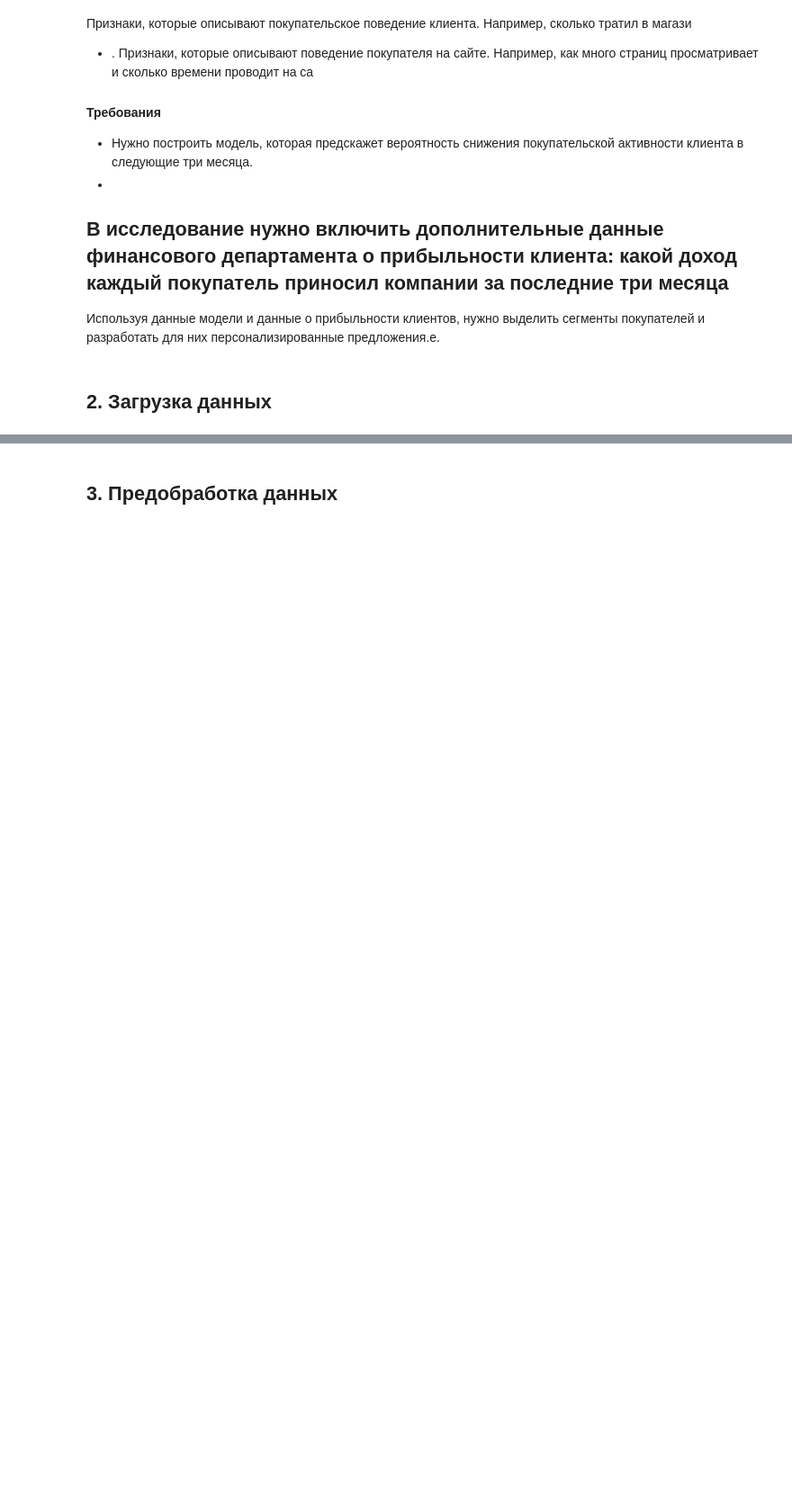
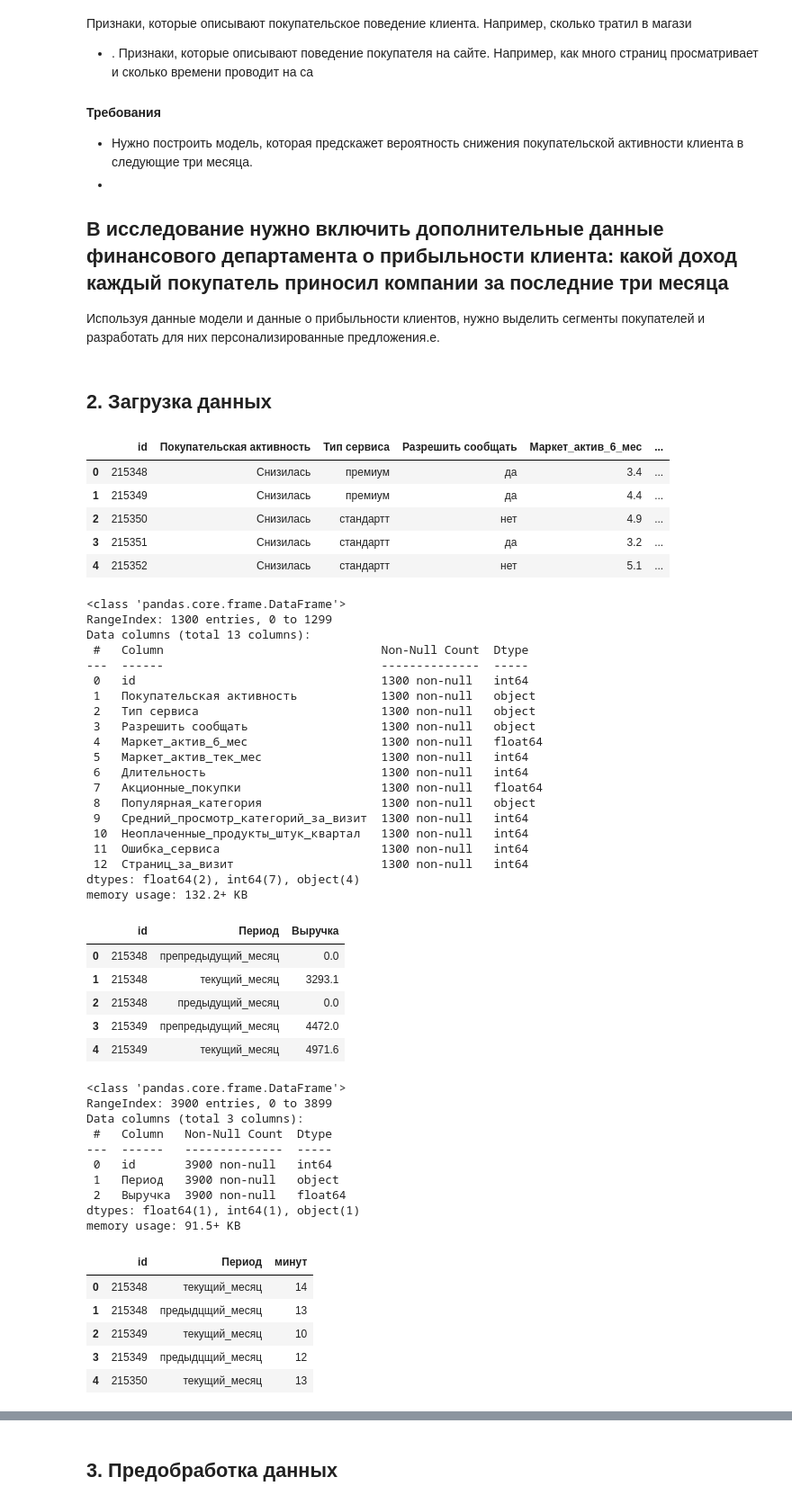
Before and after one commit to theotheo46/ds, a Jupyter notebook: vodinclick.ipynb, the cells around one changed output, grey strips where cells are left out. Shown at 90% size. Saved outputs shown, nothing was run; the diff lists cells and outputs as text; code cells hidden in the pictures; blank space fills up the shorter version.

```diff
--- a/vodinclick.ipynb
+++ b/vodinclick.ipynb
@@ -27,0 +52,65 @@
+# %%
+df_market = pd.read_csv('https://code.s3.yandex.net/datasets/market_file.csv')
+display(df_market.head(5))
+df_market.info()
+
+df_market_money = pd.read_csv('https://code.s3.yandex.net/datasets/market_money.csv')
+display(df_market_money.head(5))
+df_market_money.info()
+
+df_market_time = pd.read_csv('https://code.s3.yandex.net/datasets/market_time.csv')
+display(df_market_time.head(5))
+df_market_time.info()
+
+df_money = pd.read_csv('https://code.s3.yandex.net/datasets/money.csv', sep = ';', decimal=",")
+display(df_money.head(5))
+df_money.info()
+# %% [output]
+|  | id | Покупательская активность | Тип сервиса | Разрешить сообщать | Маркет_актив_6_мес | ... |
+| 0 | 215348 | Снизилась | премиум | да | 3.4 | ... |
+| 1 | 215349 | Снизилась | премиум | да | 4.4 | ... |
+| 2 | 215350 | Снизилась | стандартт | нет | 4.9 | ... |
+| 3 | 215351 | Снизилась | стандартт | да | 3.2 | ... |
+| 4 | 215352 | Снизилась | стандартт | нет | 5.1 | ... |
+<class 'pandas.core.frame.DataFrame'>
+RangeIndex: 1300 entries, 0 to 1299
+Data columns (total 13 columns):
+ #   Column                               Non-Null Count  Dtype
+---  ------                               --------------  -----
+ 0   id                                   1300 non-null   int64
+ 1   Покупательская активность            1300 non-null   object
+ 2   Тип сервиса                          1300 non-null   object
+ 3   Разрешить сообщать                   1300 non-null   object
+ 4   Маркет_актив_6_мес                   1300 non-null   float64
+ 5   Маркет_актив_тек_мес                 1300 non-null   int64
+ 6   Длительность                         1300 non-null   int64
+ 7   Акционные_покупки                    1300 non-null   float64
+ 8   Популярная_категория                 1300 non-null   object
+ 9   Средний_просмотр_категорий_за_визит  1300 non-null   int64
+ 10  Неоплаченные_продукты_штук_квартал   1300 non-null   int64
+ 11  Ошибка_сервиса                       1300 non-null   int64
+ 12  Страниц_за_визит                     1300 non-null   int64
+dtypes: float64(2), int64(7), object(4)
+memory usage: 132.2+ KB
+|  | id | Период | Выручка |
+| 0 | 215348 | препредыдущий_месяц | 0.0 |
+| 1 | 215348 | текущий_месяц | 3293.1 |
+| 2 | 215348 | предыдущий_месяц | 0.0 |
+| 3 | 215349 | препредыдущий_месяц | 4472.0 |
+| 4 | 215349 | текущий_месяц | 4971.6 |
+<class 'pandas.core.frame.DataFrame'>
+RangeIndex: 3900 entries, 0 to 3899
+Data columns (total 3 columns):
+ #   Column   Non-Null Count  Dtype
+---  ------   --------------  -----
+ 0   id       3900 non-null   int64
+ 1   Период   3900 non-null   object
+ 2   Выручка  3900 non-null   float64
+dtypes: float64(1), int64(1), object(1)
+memory usage: 91.5+ KB
+|  | id | Период | минут |
+| 0 | 215348 | текущий_месяц | 14 |
+| 1 | 215348 | предыдцщий_месяц | 13 |
+| 2 | 215349 | текущий_месяц | 10 |
+| 3 | 215349 | предыдцщий_месяц | 12 |
+| 4 | 215350 | текущий_месяц | 13 |
```
Also changed, not shown: parts of 29 cells of this notebook.
